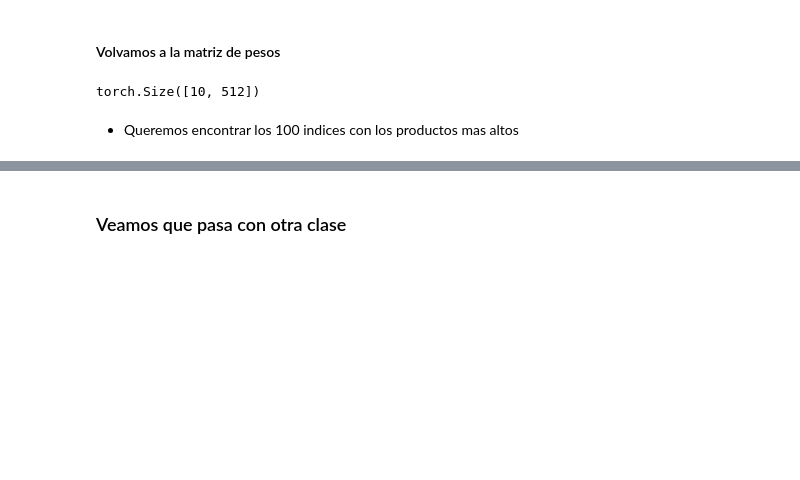
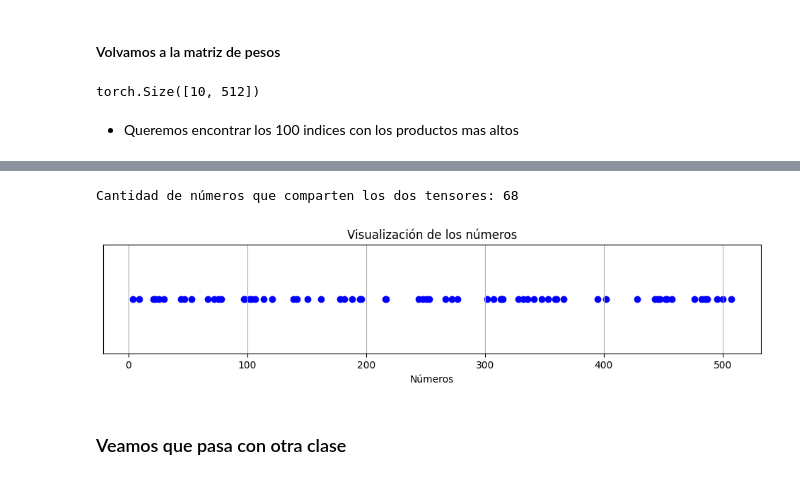
Before and after one commit to eguar11011/catastrophic_forgetting, a Jupyter notebook: Experiment_combination_classifier/Logist_embeddings.ipynb, the cells around one changed output, grey strips where cells are left out. Drawn from its saved outputs; the diff is of its cells as text; code cells hidden in the pictures; blank space fills up the shorter version.

```diff
--- a/Experiment_combination_classifier/Logist_embeddings.ipynb
+++ b/Experiment_combination_classifier/Logist_embeddings.ipynb
@@ -364,3 +224,40 @@ Indice con el mayor producto
+# %%
+# Convertir los tensores en conjuntos
+set1 = set(X.tolist())
+set2 = set(Y.tolist())
+
+# Calcular la intersección de los conjuntos
+interseccion = set1.intersection(set2)
+
+# Obtener la cantidad de números que comparten
+cantidad_compartidos = len(interseccion)
+
+# Imprimir el resultado
+print("Cantidad de números que comparten los dos tensores:", cantidad_compartidos)
+# %% [output]
+Cantidad de números que comparten los dos tensores: 68
+# %%
+import matplotlib.pyplot as plt
+
+# Definir el conjunto de números
+numeros = interseccion
+
+# Crear una lista de coordenadas x para cada número
+coordenadas_x = list(numeros)
+
+# Crear una lista de y con ceros para mantener los puntos en una línea
+coordenadas_y = [0] * len(numeros)
+
+# Graficar los números
+plt.figure(figsize=(12, 2))
+plt.scatter(coordenadas_x, coordenadas_y, marker='o', color='blue')
+plt.xlabel('Números')
+plt.title('Visualización de los números')
+plt.yticks([])  # Eliminar marcas en el eje y
+plt.grid(axis='x')  # Mostrar una cuadrícula en el eje x
+plt.show()
+# %% [output]
+[figure, added]
 # %% [markdown]
 ### Veamos que pasa con otra clase
 # %%
```
Also changed, not shown: parts of 32 cells of this notebook.
